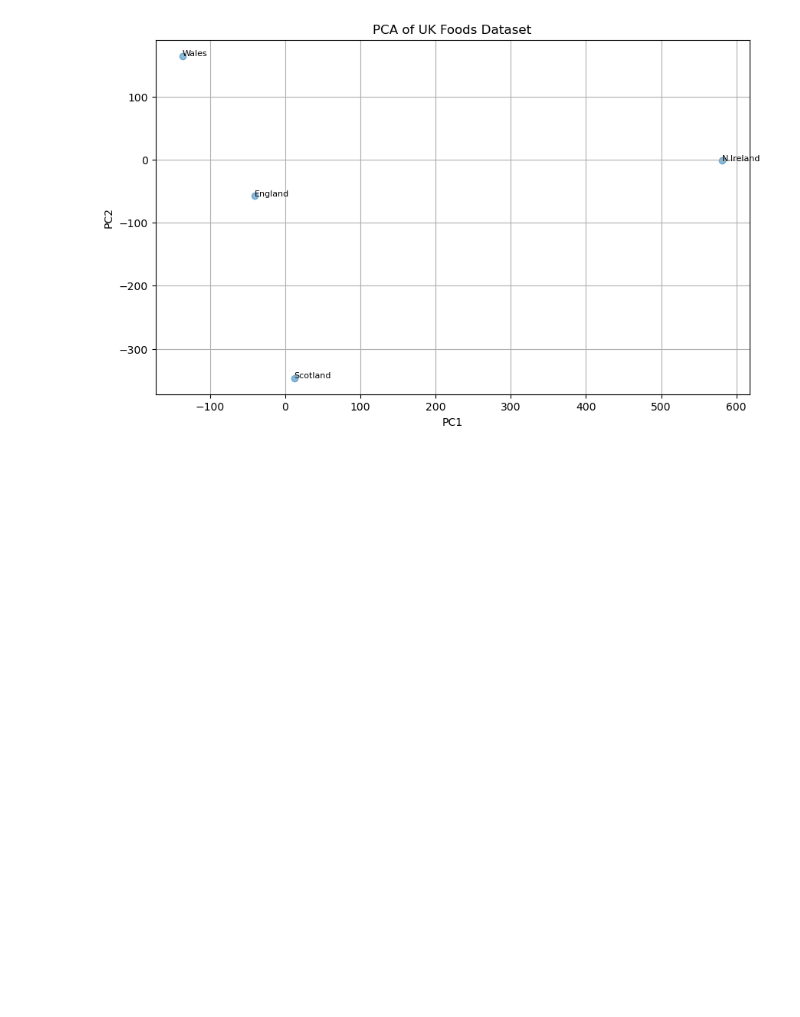
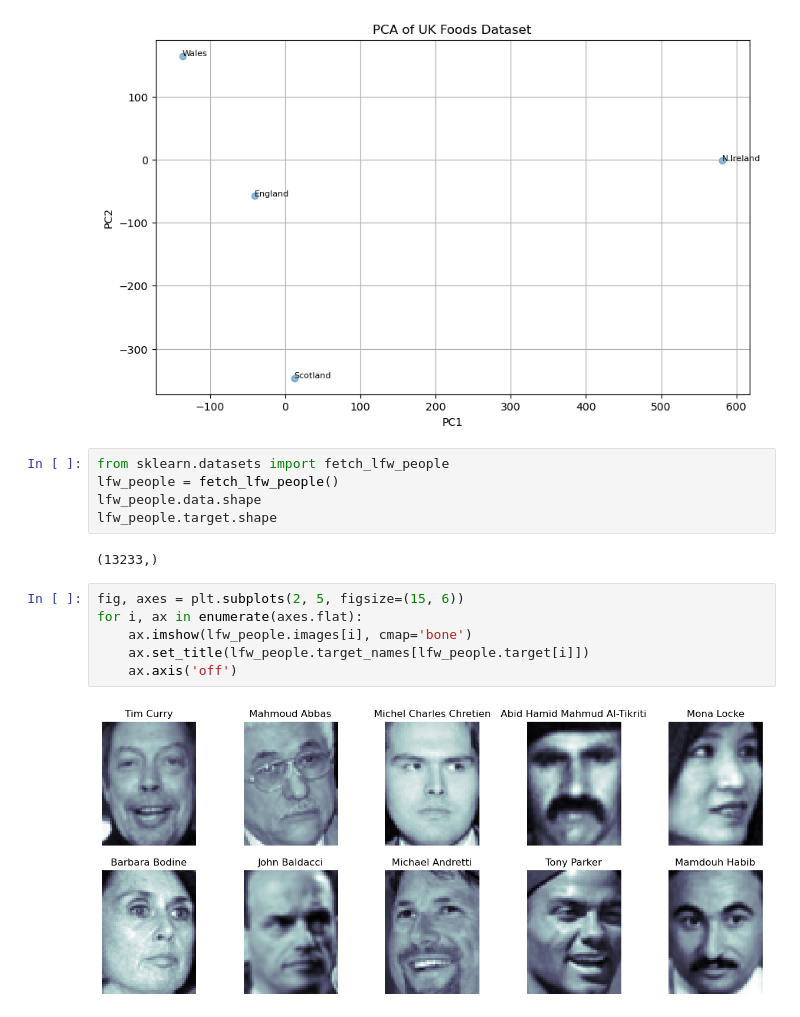
Before and after one commit to thuinanutshell/learn-ml, a Jupyter notebook: CS156/PCA.ipynb, the cells around one changed output. Drawn from its saved outputs; the diff is of its cells as text; blank space fills up the shorter version.

Commit message:
Image PCA

```diff
--- a/CS156/PCA.ipynb
+++ b/CS156/PCA.ipynb
@@ -55,3 +55,18 @@ plt.grid()
 plt.show()
 # %% [output]
 [figure]
+# %%
+from sklearn.datasets import fetch_lfw_people
+lfw_people = fetch_lfw_people()
+lfw_people.data.shape
+lfw_people.target.shape
+# %% [output]
+(13233,)
+# %%
+fig, axes = plt.subplots(2, 5, figsize=(15, 6))
+for i, ax in enumerate(axes.flat):
+    ax.imshow(lfw_people.images[i], cmap='bone')
+    ax.set_title(lfw_people.target_names[lfw_people.target[i]])
+    ax.axis('off')
+# %% [output]
+[figure, added]
```
